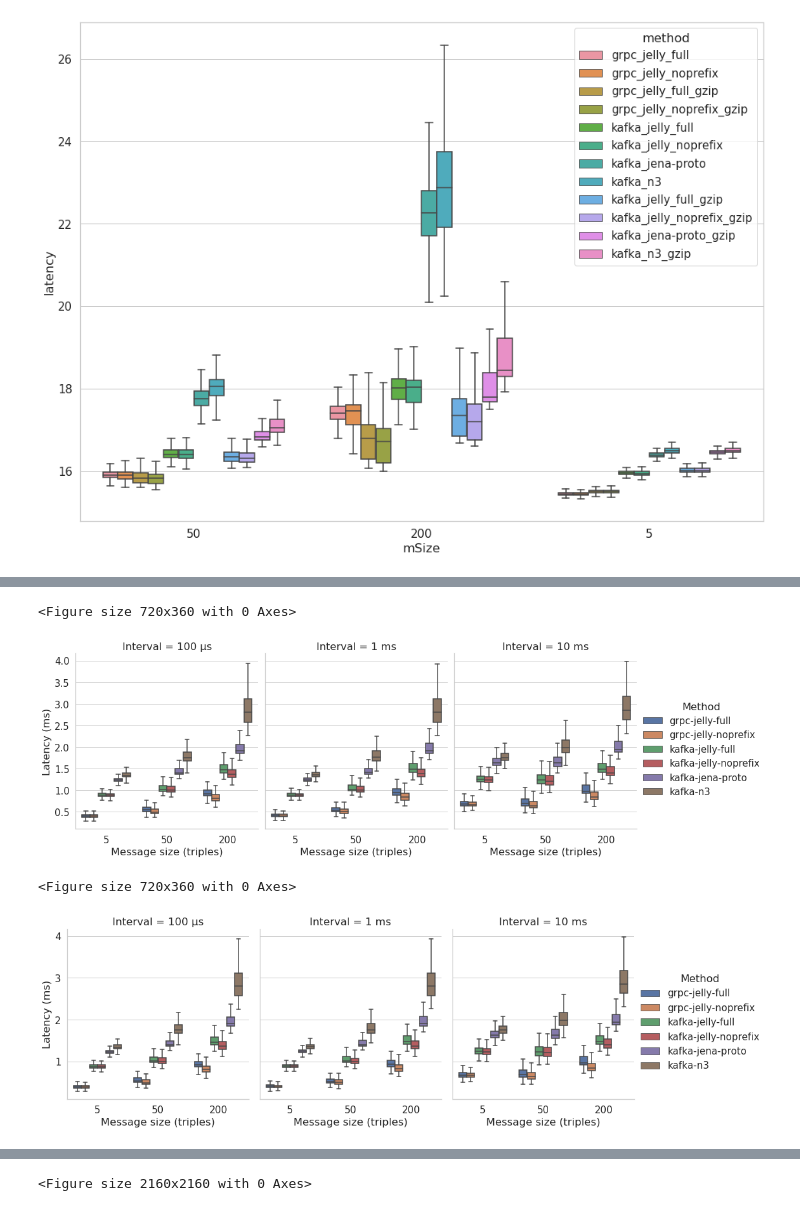
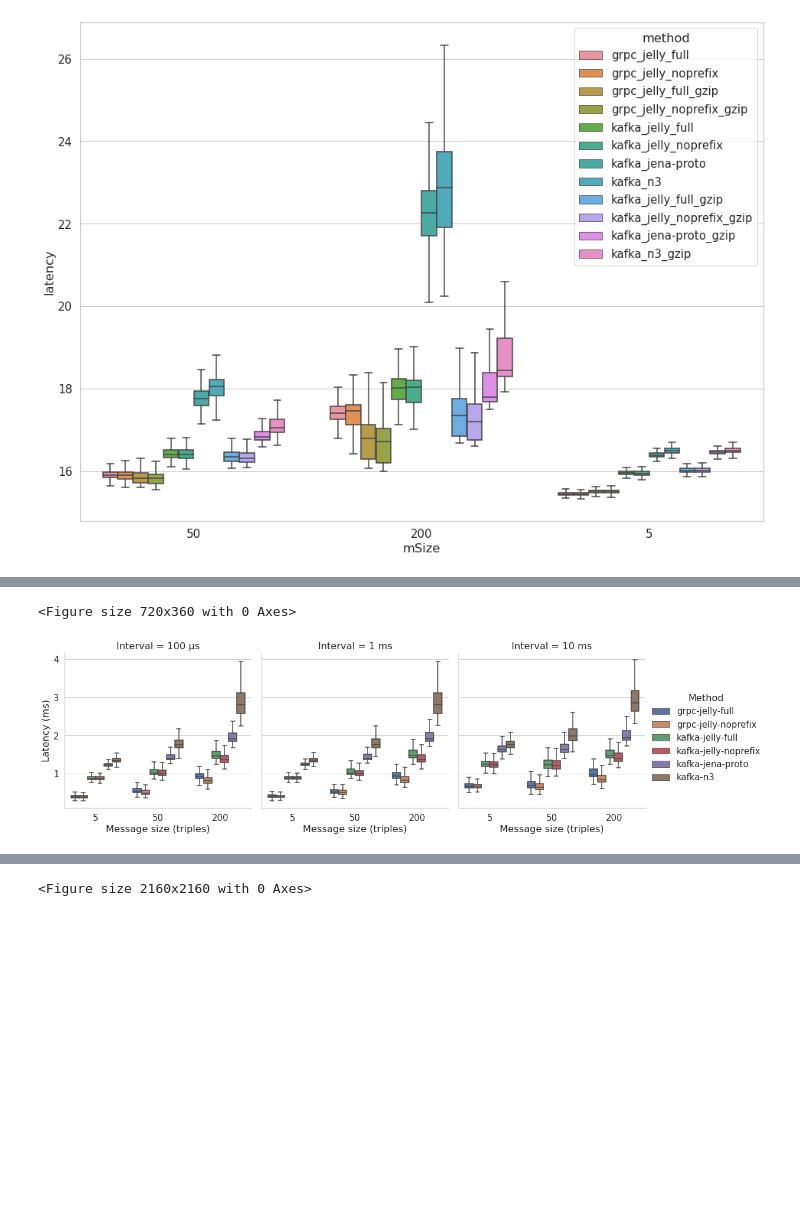
Before and after one commit to Ostrzyciel/jelly-wfiot-2022, a Jupyter notebook: eda/latency.ipynb, the cells around one changed output, grey strips where cells are left out. Drawn from its saved outputs; the diff is of its cells as text; code cells hidden in the pictures; blank space fills up the shorter version.

```diff
--- a/eda/latency.ipynb
+++ b/eda/latency.ipynb
@@ -139,30 +136,28 @@ plt.savefig('img/latency_gzip.eps')
 # %%
 plt.figure(figsize=(10, 5))
 
 dt_vis = dt_exps[~dt_exps.method.str.contains('gzip') & (dt_exps.network == 'unlimited')]\
     [['interval', 'method', 'mSize', 'latency']]
 
 dt_vis['interval'] = dt_vis['interval'].apply(lambda i: short_times(i))
 dt_vis['method'] = dt_vis['method'].apply(lambda n: n.replace('_', '-'))
 
 dt_vis = dt_vis.rename(columns={'interval': 'Interval', 'method': 'Method'})
 
 g = sns.catplot(
     data=dt_vis, x='mSize', y='latency', hue='Method',
     kind='box', col='Interval', showfliers=False,
     order=['5', '50', '200'],
-    aspect=0.9,
+    aspect=1,
 )
 
 g.set_axis_labels('Message size (triples)', 'Latency (ms)')
 
 plt.savefig('img/latency_unl.svg')
 plt.savefig('img/latency_unl.eps')
 # %% [output]
 <Figure size 720x360 with 0 Axes>
-[figure, old version]
+[figure, new version]
-<Figure size 720x360 with 0 Axes>
-[figure, removed]
 # %%
 plt.figure(figsize=(10, 6))
 dt_plot = dt_exps[(dt_exps.network == 'unlimited') & (dt_exps.interval == '100 microseconds') & (dt_exps.method.str.endswith('jelly_full')) & (dt_exps.mSize == '50') & (dt_exps.dataset == 'aemet-1')]\
```
Also changed, not shown: parts of 4 cells of this notebook.
